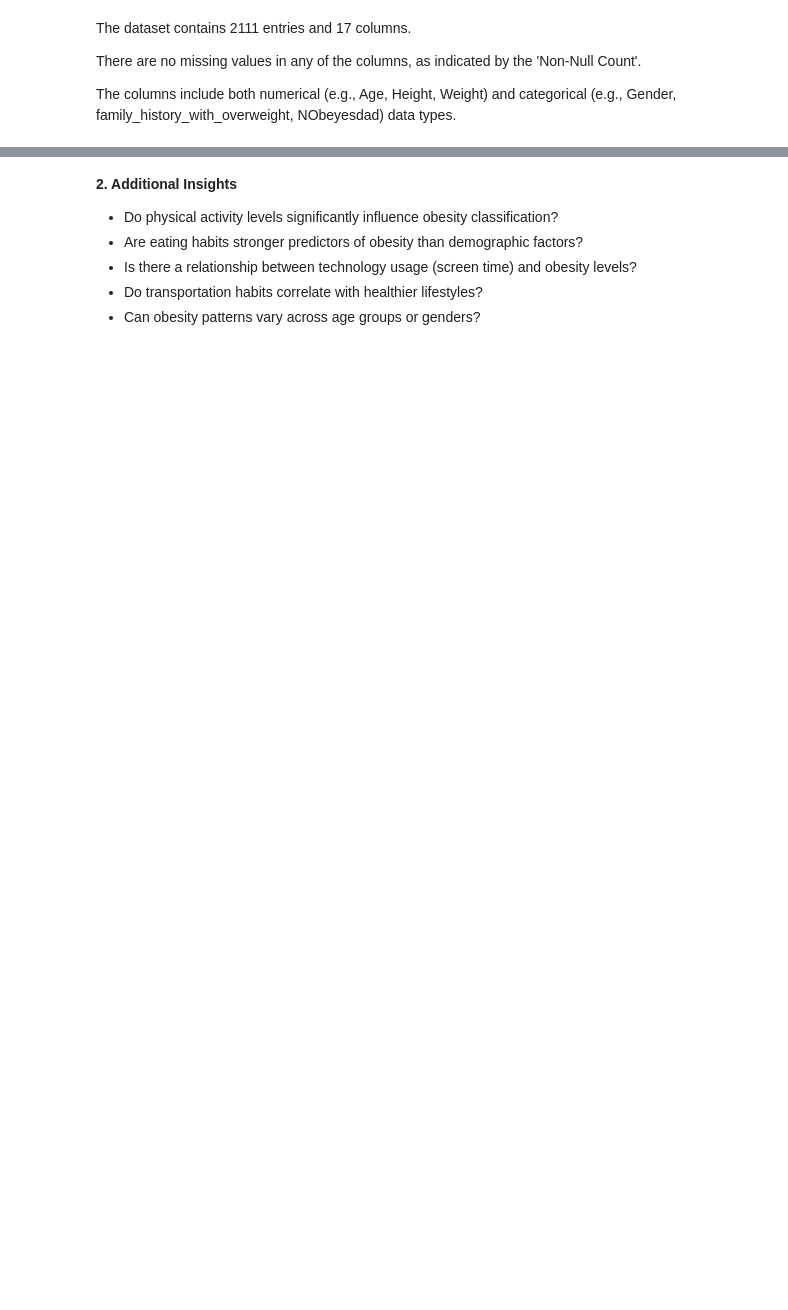
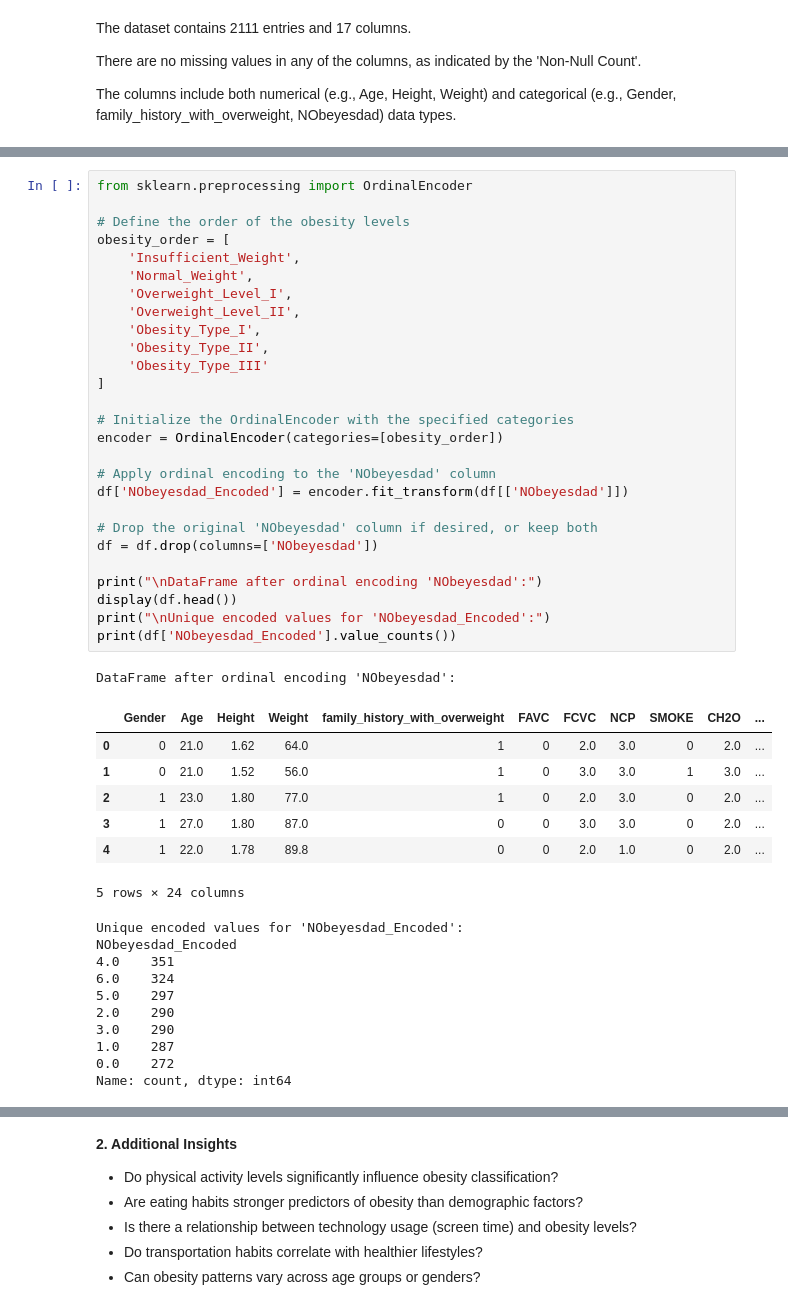
Before and after one commit to MInesGomes/DataScienceObesityLevels, a Jupyter notebook: DSGroup2.ipynb, the cells around one changed output, grey strips where cells are left out. Drawn from its saved outputs; the diff is of its cells as text; blank space fills up the shorter version.

```diff
--- a/DSGroup2.ipynb
+++ b/DSGroup2.ipynb
@@ -61,0 +127,46 @@ First 5 rows of the dataset:
+# %%
+from sklearn.preprocessing import OrdinalEncoder
+
+# Define the order of the obesity levels
+obesity_order = [
+    'Insufficient_Weight',
+    'Normal_Weight',
+    'Overweight_Level_I',
+    'Overweight_Level_II',
+    'Obesity_Type_I',
+    'Obesity_Type_II',
+    'Obesity_Type_III'
+]
+
+# Initialize the OrdinalEncoder with the specified categories
+encoder = OrdinalEncoder(categories=[obesity_order])
+
+# Apply ordinal encoding to the 'NObeyesdad' column
+df['NObeyesdad_Encoded'] = encoder.fit_transform(df[['NObeyesdad']])
+
+# Drop the original 'NObeyesdad' column if desired, or keep both
+df = df.drop(columns=['NObeyesdad'])
+
+print("\nDataFrame after ordinal encoding 'NObeyesdad':")
+display(df.head())
+print("\nUnique encoded values for 'NObeyesdad_Encoded':")
+print(df['NObeyesdad_Encoded'].value_counts())
+# %% [output]
+DataFrame after ordinal encoding 'NObeyesdad':
+|  | Gender | Age | Height | Weight | family_history_with_overweight | FAVC | FCVC | NCP | SMOKE | CH2O | ... |
+| 0 | 0 | 21.0 | 1.62 | 64.0 | 1 | 0 | 2.0 | 3.0 | 0 | 2.0 | ... |
+| 1 | 0 | 21.0 | 1.52 | 56.0 | 1 | 0 | 3.0 | 3.0 | 1 | 3.0 | ... |
+| 2 | 1 | 23.0 | 1.80 | 77.0 | 1 | 0 | 2.0 | 3.0 | 0 | 2.0 | ... |
+| 3 | 1 | 27.0 | 1.80 | 87.0 | 0 | 0 | 3.0 | 3.0 | 0 | 2.0 | ... |
+| 4 | 1 | 22.0 | 1.78 | 89.8 | 0 | 0 | 2.0 | 1.0 | 0 | 2.0 | ... |
+5 rows × 24 columns
+Unique encoded values for 'NObeyesdad_Encoded':
+NObeyesdad_Encoded
+4.0    351
+6.0    324
+5.0    297
+2.0    290
+3.0    290
+1.0    287
+0.0    272
+Name: count, dtype: int64
```
Also changed, not shown: parts of 12 cells of this notebook.
